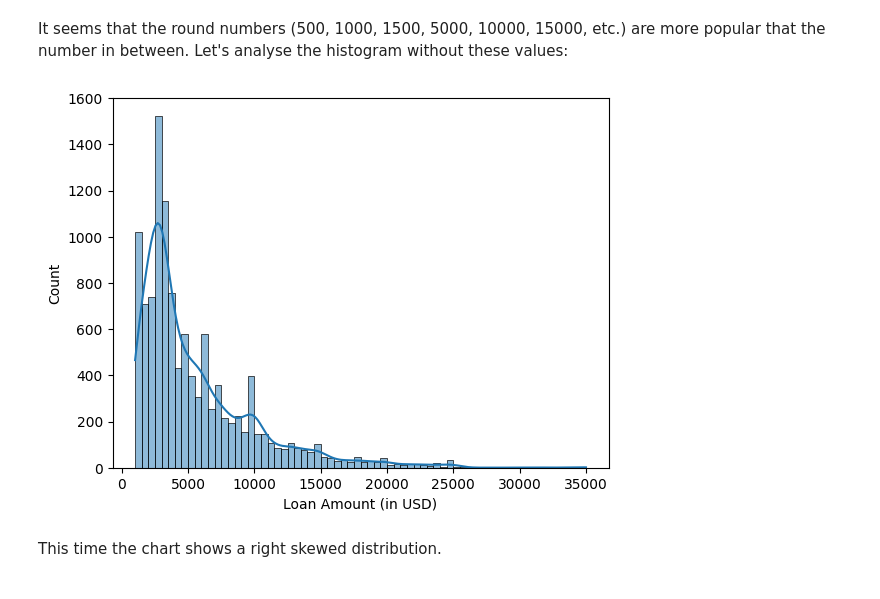
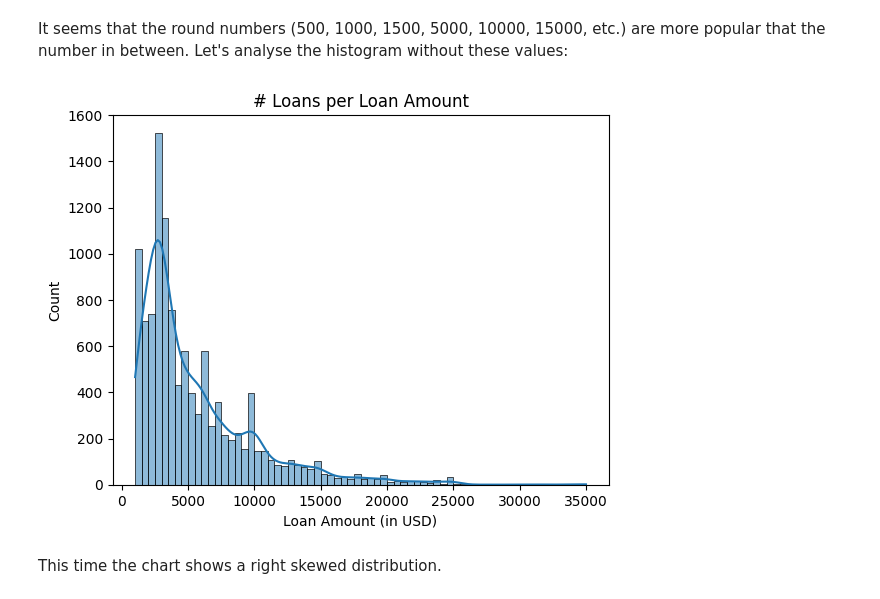
Before and after one commit to abarto/udacity-nd002-comunicate-data-findings, a Jupyter notebook: Part_I_exploration.ipynb, the cells around one changed output. Saved outputs shown, nothing was run; the diff lists cells and outputs as text; code cells hidden in the pictures.

```diff
--- a/Part_I_exploration.ipynb
+++ b/Part_I_exploration.ipynb
@@ -665,13 +774,17 @@ Once again, we'll convert this column into a categorical type.
 prosper_load_data_clean_df["EmploymentStatus"] = prosper_load_data_clean_df.EmploymentStatus.astype(
     pd.CategoricalDtype(
         ordered=False,
-        categories=sorted(prosper_load_data_clean_df.EmploymentStatus.dropna().unique())  # Sorted alphabetically
+        # Categories sorted alphabetically (but we're not using a sorted category type)
+        categories=sorted(
+            prosper_load_data_clean_df.EmploymentStatus.dropna().unique()
+        )
     )
 )
 # %% [markdown]
 Since ``EmploymentStatusDuration`` is expressed in number of months, we'll convert the column to ``Int64``.
 # %%
-prosper_load_data_clean_df["EmploymentStatusDuration"] = prosper_load_data_clean_df.EmploymentStatusDuration.astype("Int64")
+prosper_load_data_clean_df["EmploymentStatusDuration"] =\
+prosper_load_data_clean_df.EmploymentStatusDuration.astype("Int64")
 # %%
 prosper_load_data_clean_df.EmploymentStatusDuration.info()
 # %% [output]
@@ -702,7 +815,8 @@ prosper_load_data_clean_df.IsBorrowerHomeowner.isna().sum()
 # %% [markdown]
 Since this is clearly a boolean column without any missing values, we'll convert it accordingly.
 # %%
-prosper_load_data_clean_df["IsBorrowerHomeowner"] = prosper_load_data_clean_df.IsBorrowerHomeowner.astype("bool")
+prosper_load_data_clean_df["IsBorrowerHomeowner"] =\
+prosper_load_data_clean_df.IsBorrowerHomeowner.astype("bool")
 # %%
 prosper_load_data_clean_df.IsBorrowerHomeowner.info()
 # %% [output]
@@ -897,10 +950,7 @@ prosper_load_data_clean_df = prosper_load_data_clean_df[[
     "DebtToIncomeRatio",
     "IncomeRange",
     "LoanOriginalAmount",
-    "LoanOriginationDate",
-    "InvestmentFromFriendsCount",
-    "InvestmentFromFriendsAmount",
-    "Investors"
+    "LoanOriginationDate"
 ]]
 # %%
 prosper_load_data_clean_df.sample(5)
@@ -1563,14 +1650,17 @@ plt.xlabel("Loan Amount (in USD)");
 # %% [markdown]
 It seems that the round numbers (500, 1000, 1500, 5000, 10000, 15000, etc.) are more popular that the number in between. Let's analyse the histogram without these values:
 # %%
-sb.histplot(
-    prosper_load_data_clean_df.LoanOriginalAmount[prosper_load_data_clean_df.LoanOriginalAmount % 500 != 0],
+sns.histplot(
+    prosper_load_data_clean_df.LoanOriginalAmount[
+        prosper_load_data_clean_df.LoanOriginalAmount % 500 != 0  # No "round" number loan amounts
+    ],
     bins=np.arange(1000, 35000, 500),
     kde=True
 );
-plt.xlabel("Loan Amount (in USD)");
+plt.xlabel("Loan Amount (in USD)")
+plt.title("# Loans per Loan Amount");
 # %% [output]
-[figure, old version]
+[figure, new version]
 # %% [markdown]
 This time the chart shows a right skewed distribution.
 # %% [markdown]
```
Also changed, not shown: parts of 133 cells of this notebook.
